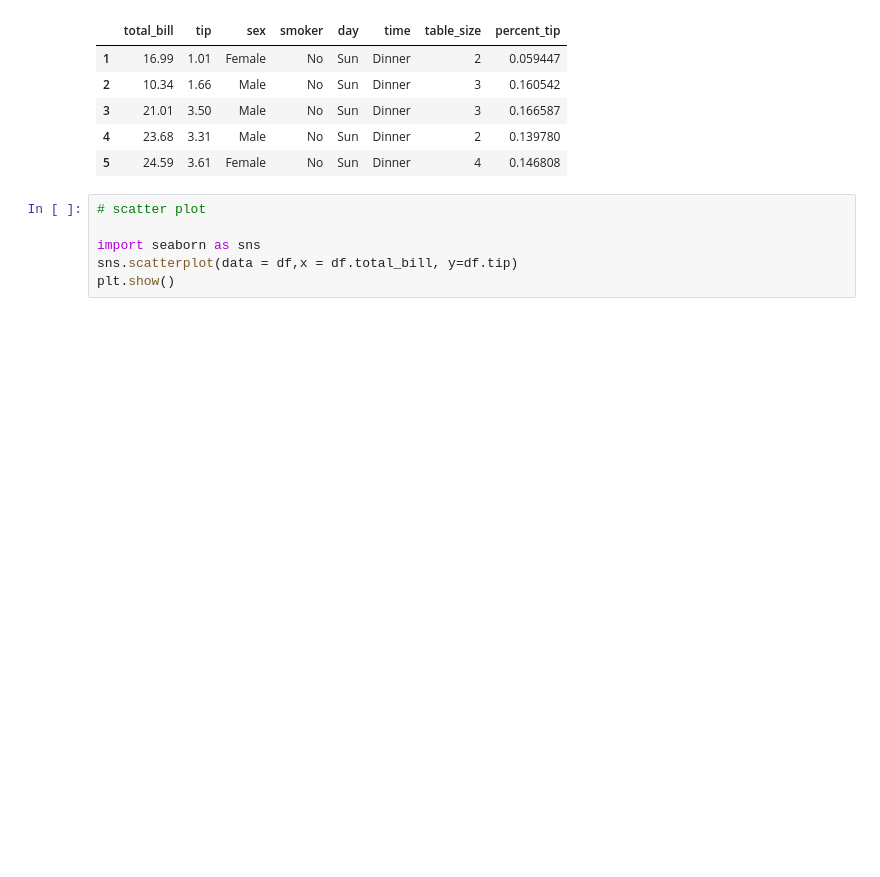
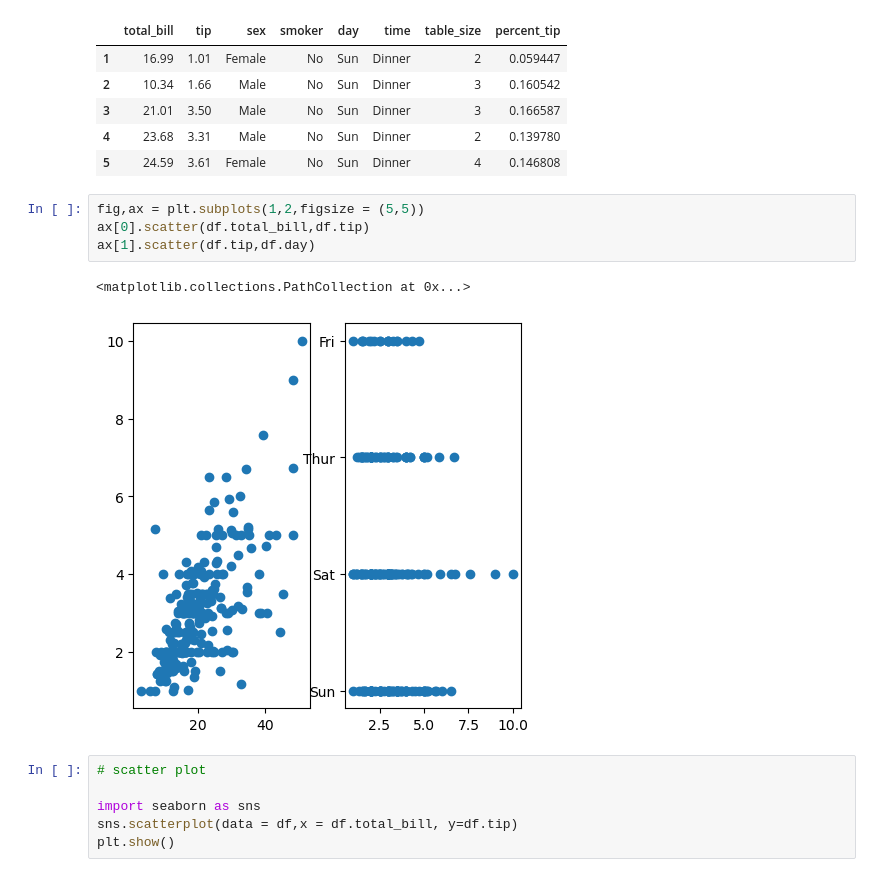
Before and after one commit to kelseyhangyu/ds-libraries-exercises, a Jupyter notebook: pandas_quiz.ipynb, the cells around one changed output. Drawn from its saved outputs; the diff is of its cells as text; blank space fills up the shorter version.

```diff
--- a/pandas_quiz.ipynb
+++ b/pandas_quiz.ipynb
@@ -438,6 +450,13 @@ df.head()
 | 3 | 21.01 | 3.50 | Male | No | Sun | Dinner | 3 | 0.166587 |
 | 4 | 23.68 | 3.31 | Male | No | Sun | Dinner | 2 | 0.139780 |
 | 5 | 24.59 | 3.61 | Female | No | Sun | Dinner | 4 | 0.146808 |
+# %%
+fig,ax = plt.subplots(1,2,figsize = (5,5))
+ax[0].scatter(df.total_bill,df.tip)
+ax[1].scatter(df.tip,df.day)
+# %% [output]
+<matplotlib.collections.PathCollection at 0x...>
+[figure, added]
 # %%
 # scatter plot
 
```
Also changed, not shown: parts of 3 cells of this notebook.
